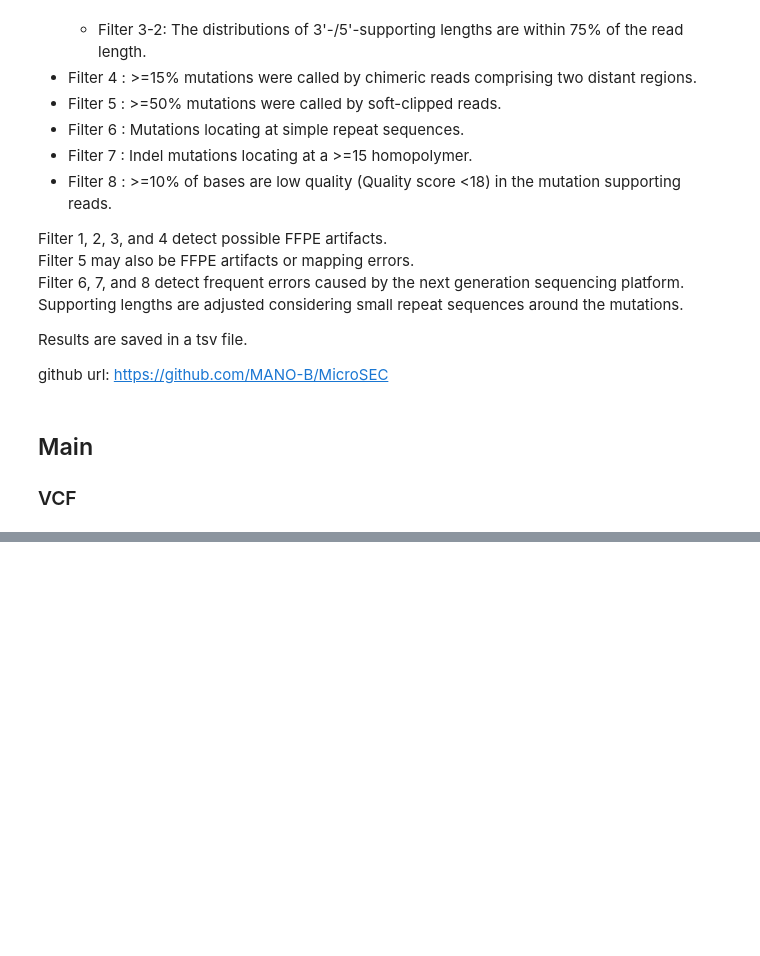
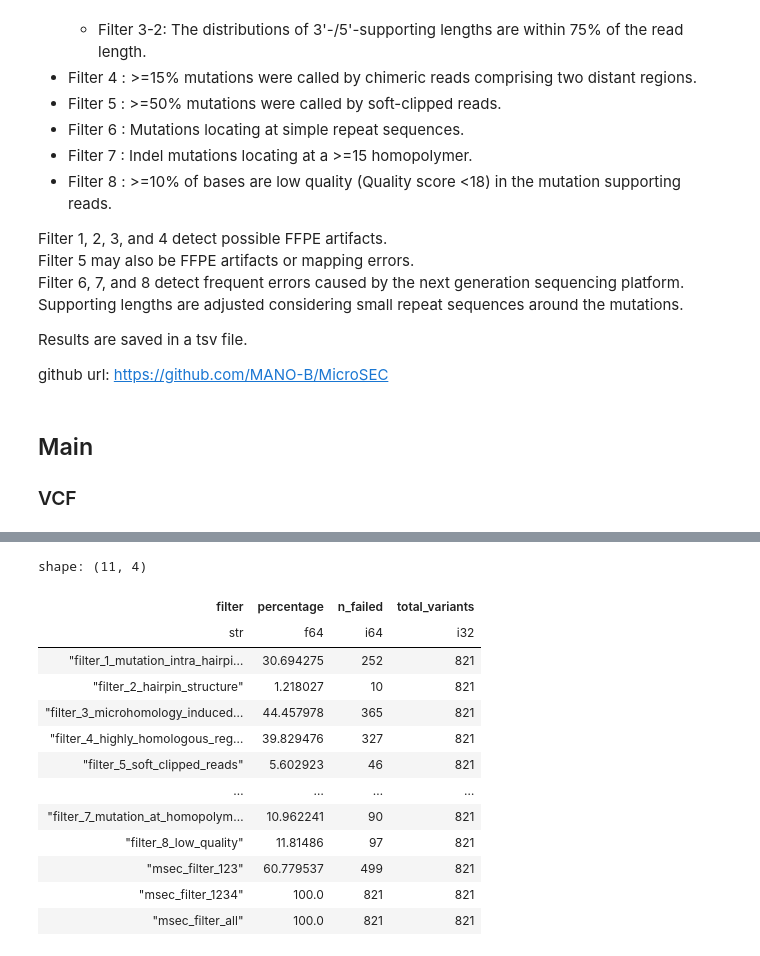
Before and after one commit to MoyukhShabon/fm-arti-stats, a Jupyter notebook: analysis/explore_microsec.ipynb, the cells around one changed output, grey strips where cells are left out. Saved outputs shown, nothing was run; the diff lists cells and outputs as text; code cells hidden in the pictures; blank space fills up the shorter version.

```diff
--- a/analysis/explore_microsec.ipynb
+++ b/analysis/explore_microsec.ipynb
@@ -108,0 +187,17 @@ final_df = pl.concat(all_res, how="vertical_relaxed").pipe(reorder_cols)
+# %%
+summarize_res(arti_filter_1234)
+# %% [output]
+shape: (11, 4)
+| filter | percentage | n_failed | total_variants |
+| str | f64 | i64 | i32 |
+| "filter_1_mutation_intra_hairpi… | 30.694275 | 252 | 821 |
+| "filter_2_hairpin_structure" | 1.218027 | 10 | 821 |
+| "filter_3_microhomology_induced… | 44.457978 | 365 | 821 |
+| "filter_4_highly_homologous_reg… | 39.829476 | 327 | 821 |
+| "filter_5_soft_clipped_reads" | 5.602923 | 46 | 821 |
+| … | … | … | … |
+| "filter_7_mutation_at_homopolym… | 10.962241 | 90 | 821 |
+| "filter_8_low_quality" | 11.81486 | 97 | 821 |
+| "msec_filter_123" | 60.779537 | 499 | 821 |
+| "msec_filter_1234" | 100.0 | 821 | 821 |
+| "msec_filter_all" | 100.0 | 821 | 821 |
```
Also changed, not shown: parts of 25 cells of this notebook.
